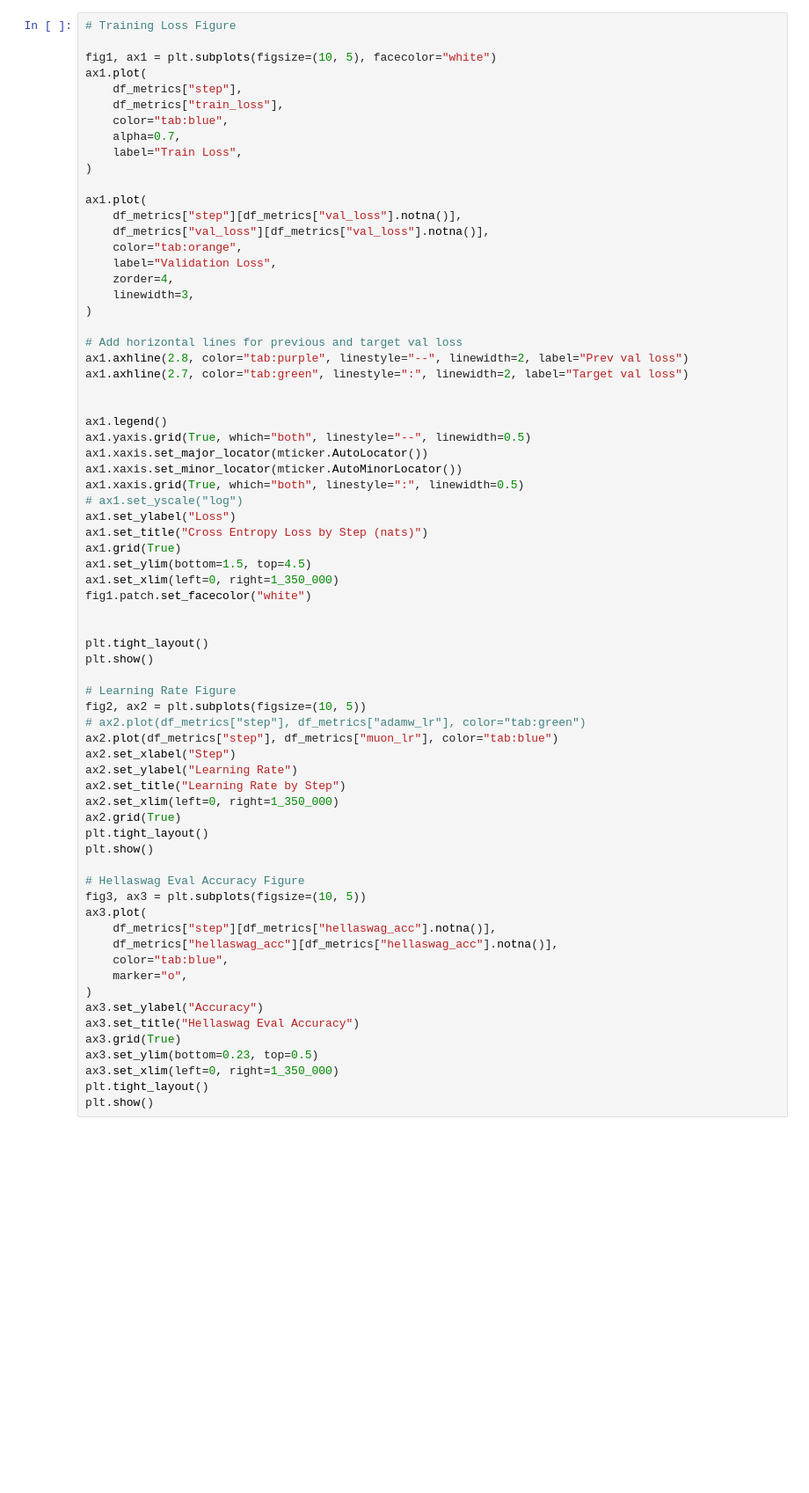
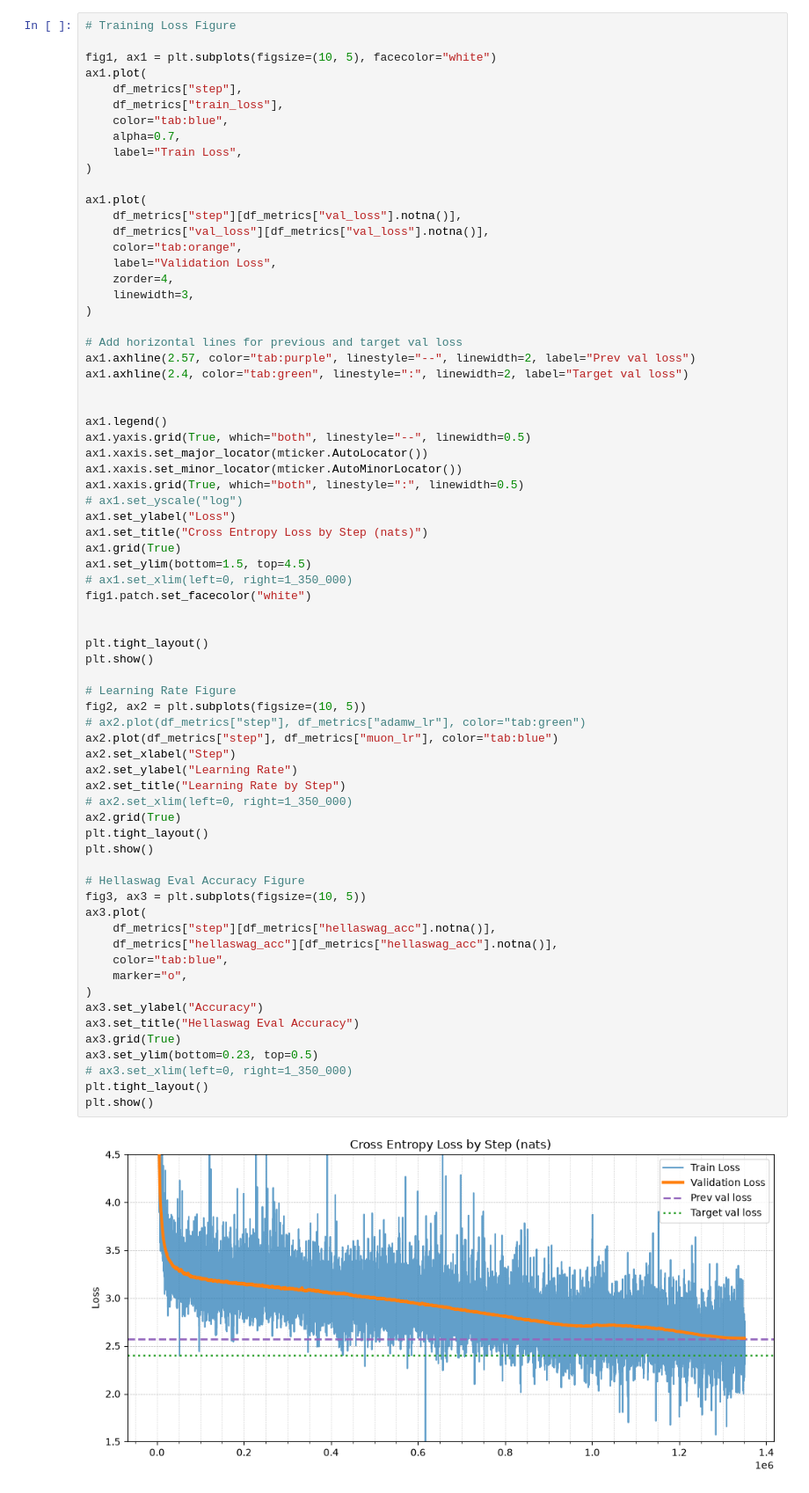
Before and after one commit to feljost/fgpt, a Jupyter notebook: report/code/visualize.ipynb, the cells around one changed output. Shown at 88% size. Drawn from its saved outputs; the diff is of its cells as text; blank space fills up the shorter version.

```diff
--- a/report/code/visualize.ipynb
+++ b/report/code/visualize.ipynb
@@ -43,8 +57,8 @@ ax1.plot(
 )
 
 # Add horizontal lines for previous and target val loss
-ax1.axhline(2.8, color="tab:purple", linestyle="--", linewidth=2, label="Prev val loss")
-ax1.axhline(2.7, color="tab:green", linestyle=":", linewidth=2, label="Target val loss")
+ax1.axhline(2.57, color="tab:purple", linestyle="--", linewidth=2, label="Prev val loss")
+ax1.axhline(2.4, color="tab:green", linestyle=":", linewidth=2, label="Target val loss")
 
 
 ax1.legend()
@@ -57,37 +71,39 @@ ax1.set_ylabel("Loss")
 ax1.set_title("Cross Entropy Loss by Step (nats)")
 ax1.grid(True)
 ax1.set_ylim(bottom=1.5, top=4.5)
-ax1.set_xlim(left=0, right=1_350_000)
+# ax1.set_xlim(left=0, right=1_350_000)
 fig1.patch.set_facecolor("white")
 
 
 plt.tight_layout()
 plt.show()
 
 # Learning Rate Figure
 fig2, ax2 = plt.subplots(figsize=(10, 5))
 # ax2.plot(df_metrics["step"], df_metrics["adamw_lr"], color="tab:green")
 ax2.plot(df_metrics["step"], df_metrics["muon_lr"], color="tab:blue")
 ax2.set_xlabel("Step")
 ax2.set_ylabel("Learning Rate")
 ax2.set_title("Learning Rate by Step")
-ax2.set_xlim(left=0, right=1_350_000)
+# ax2.set_xlim(left=0, right=1_350_000)
 ax2.grid(True)
 plt.tight_layout()
 plt.show()
 
 # Hellaswag Eval Accuracy Figure
 fig3, ax3 = plt.subplots(figsize=(10, 5))
 ax3.plot(
     df_metrics["step"][df_metrics["hellaswag_acc"].notna()],
     df_metrics["hellaswag_acc"][df_metrics["hellaswag_acc"].notna()],
     color="tab:blue",
     marker="o",
 )
 ax3.set_ylabel("Accuracy")
 ax3.set_title("Hellaswag Eval Accuracy")
 ax3.grid(True)
 ax3.set_ylim(bottom=0.23, top=0.5)
-ax3.set_xlim(left=0, right=1_350_000)
+# ax3.set_xlim(left=0, right=1_350_000)
 plt.tight_layout()
 plt.show()
+# %% [output]
+[figure, added]
```
Also changed, not shown: parts of 5 cells of this notebook, 6 other files.
